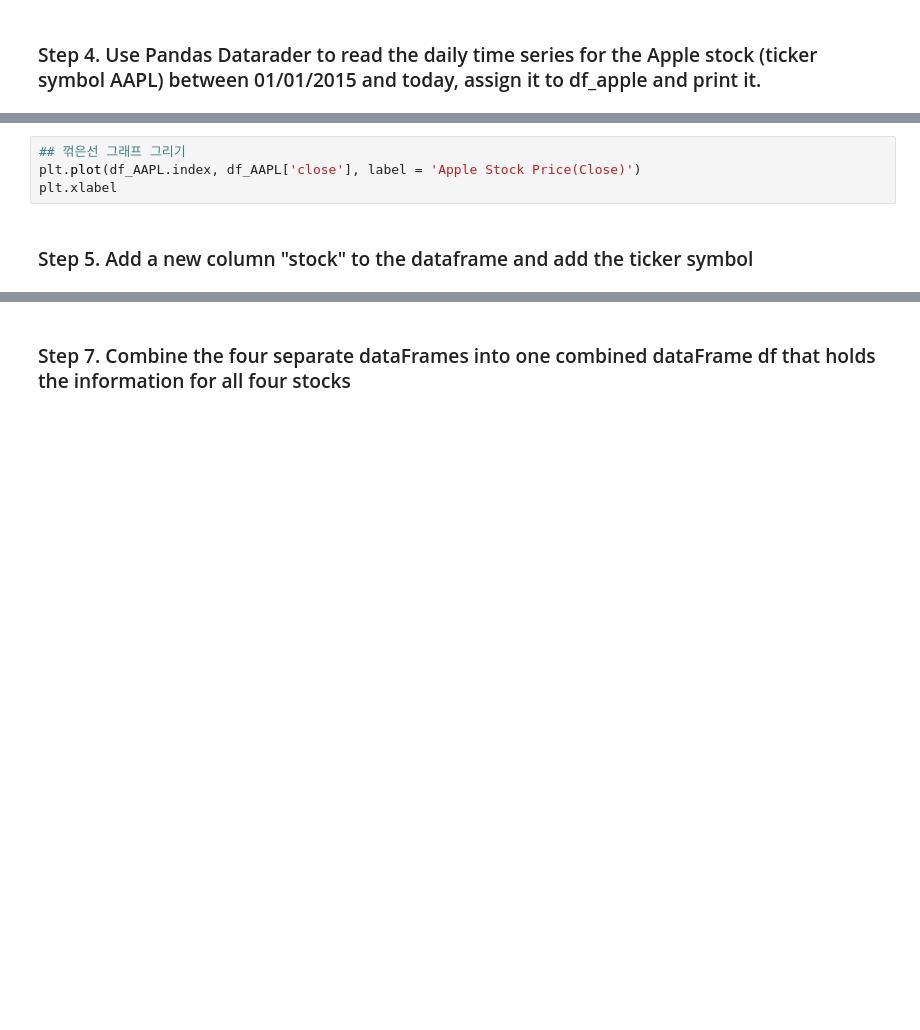
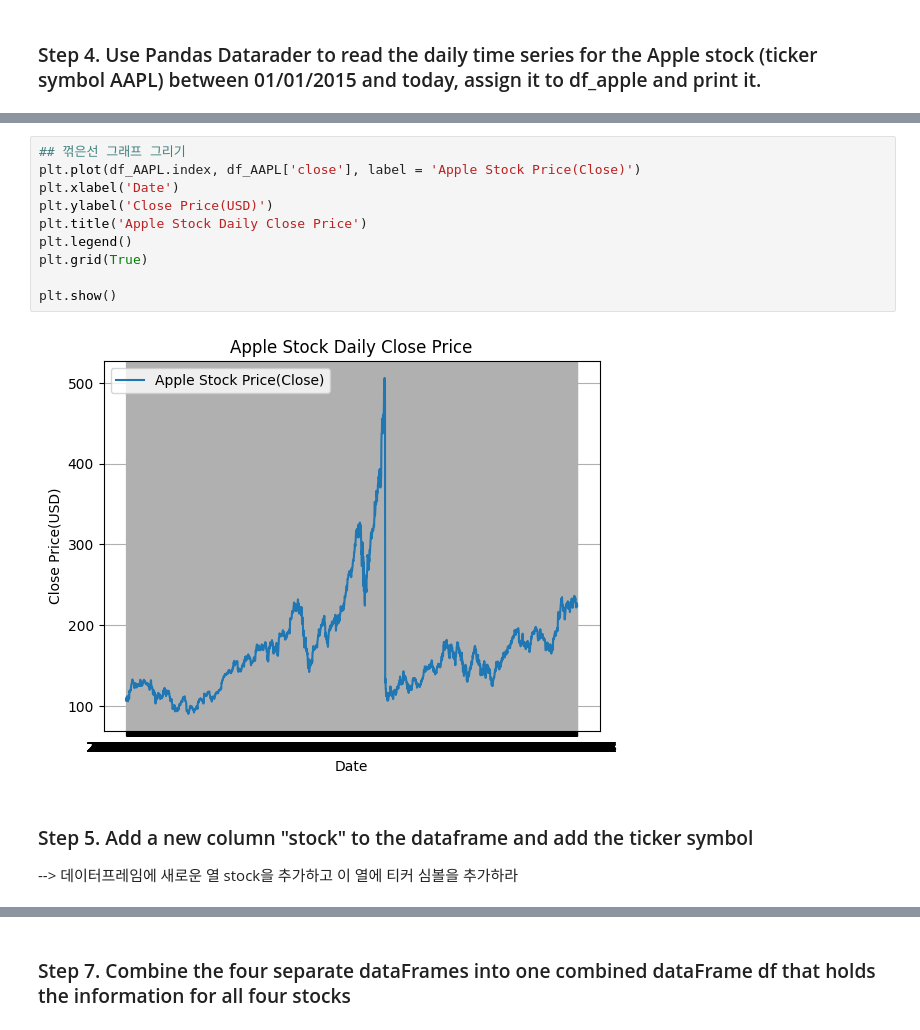
Before and after one commit to seo-minsu/Python_Programming_Study, a Jupyter notebook: pandas_exercises/09_Time_Series/Getting_Financial_Data/Exercises.ipynb, the cells around one changed output, grey strips where cells are left out. Drawn from its saved outputs; the diff is of its cells as text; blank space fills up the shorter version.

```diff
--- a/pandas_exercises/09_Time_Series/Getting_Financial_Data/Exercises.ipynb
+++ b/pandas_exercises/09_Time_Series/Getting_Financial_Data/Exercises.ipynb
@@ -78,6 +66,16 @@ df_AAPL
 # %%
 ## 꺾은선 그래프 그리기
 plt.plot(df_AAPL.index, df_AAPL['close'], label = 'Apple Stock Price(Close)')
-plt.xlabel
+plt.xlabel('Date')
+plt.ylabel('Close Price(USD)')
+plt.title('Apple Stock Daily Close Price')
+plt.legend()
+plt.grid(True)
+
+plt.show()
+# %% [output]
+[figure, added]
 # %% [markdown]
 ### Step 5. Add a new column "stock" to the dataframe and add the ticker symbol
+
+--> 데이터프레임에 새로운 열 stock을 추가하고 이 열에 티커 심볼을 추가하라
```
Also changed, not shown: parts of 15 cells of this notebook.
